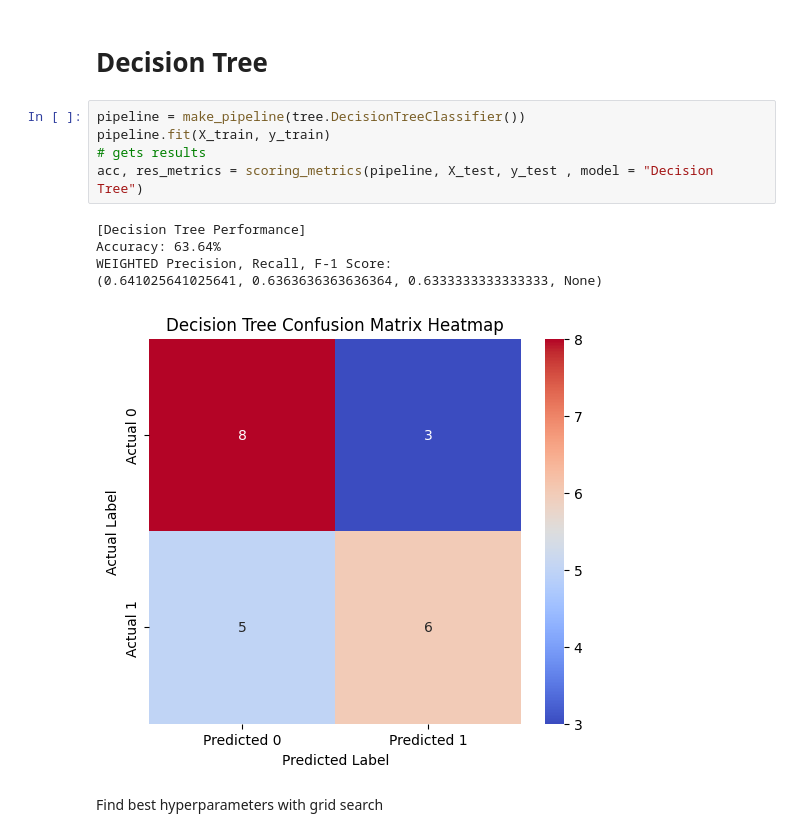
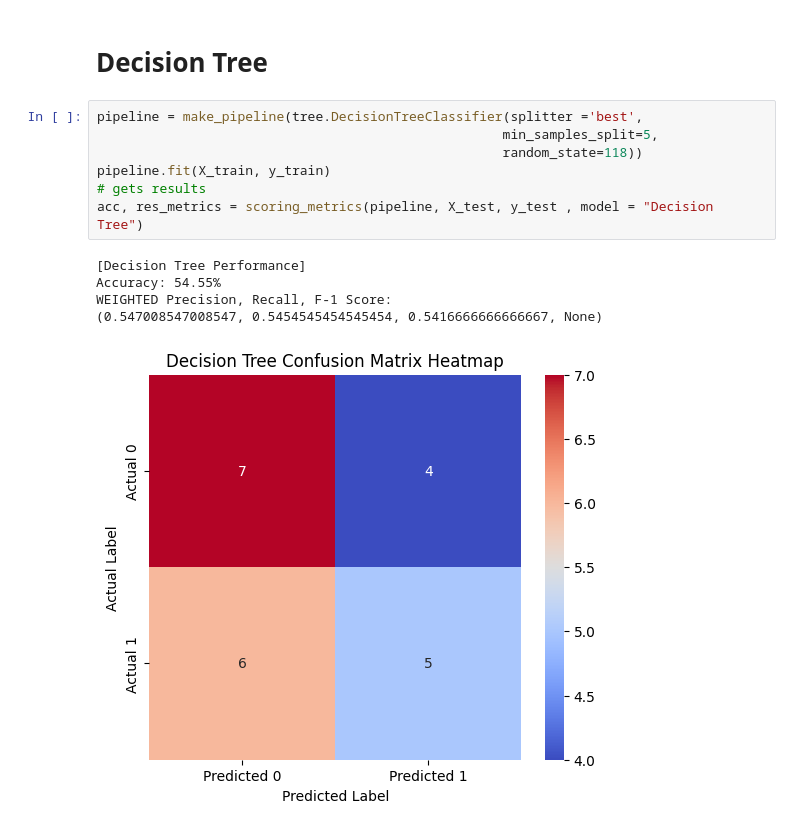
Before and after one commit to GarveyJLi/alzheimers-eeg-classification, a Jupyter notebook: modeling.ipynb, the cells around one changed output. Saved outputs shown, nothing was run; the diff lists cells and outputs as text.

```diff
--- a/modeling.ipynb
+++ b/modeling.ipynb
@@ -193,15 +193,15 @@ WEIGHTED Precision, Recall, F-1 Score:
 # %% [markdown]
 # Decision Tree
 # %%
-pipeline = make_pipeline(tree.DecisionTreeClassifier())
+pipeline = make_pipeline(tree.DecisionTreeClassifier(splitter ='best',
+                                                    min_samples_split=5,
+                                                    random_state=118))
 pipeline.fit(X_train, y_train)
 # gets results
 acc, res_metrics = scoring_metrics(pipeline, X_test, y_test , model = "Decision Tree")
 # %% [output]
 [Decision Tree Performance]
-Accuracy: 63.64%
+Accuracy: 54.55%
 WEIGHTED Precision, Recall, F-1 Score:
-(0.641025641025641, 0.6363636363636364, 0.6333333333333333, None)
+(0.547008547008547, 0.5454545454545454, 0.5416666666666667, None)
-[figure, old version]
+[figure, new version]
-# %% [markdown]
-Find best hyperparameters with grid search
```
Also changed, not shown: parts of 8 cells of this notebook.
